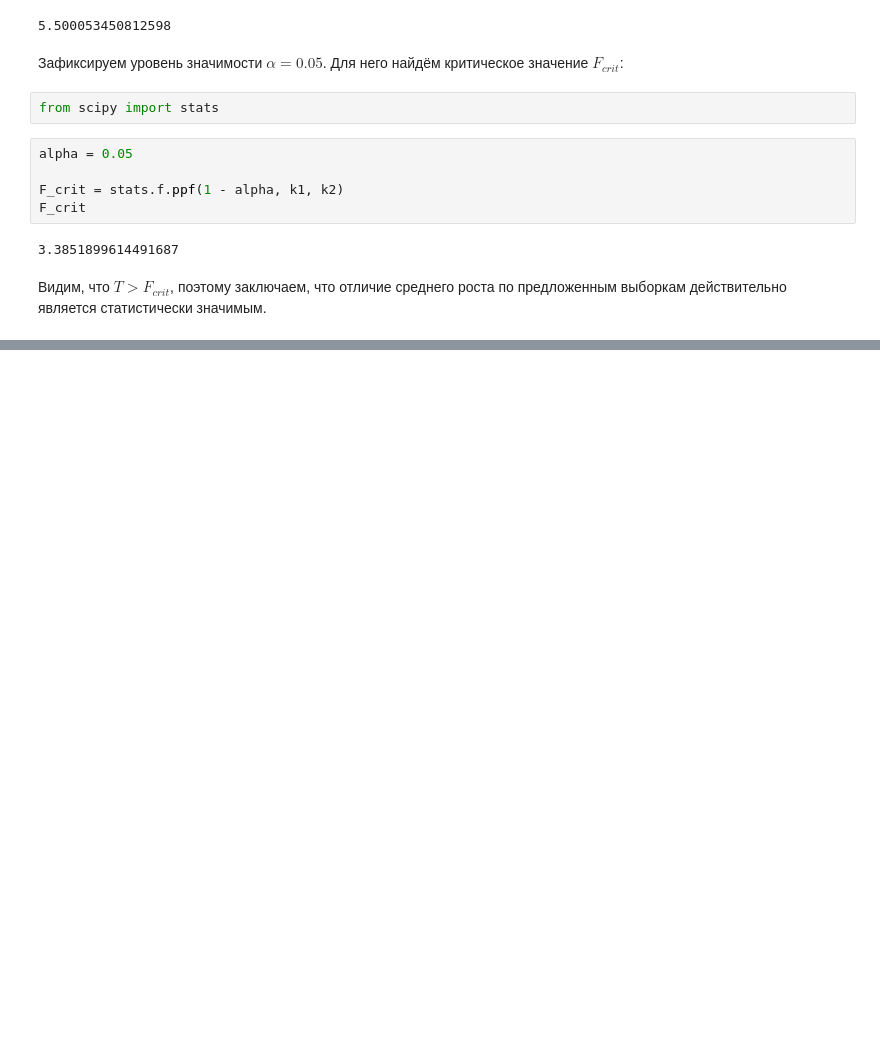
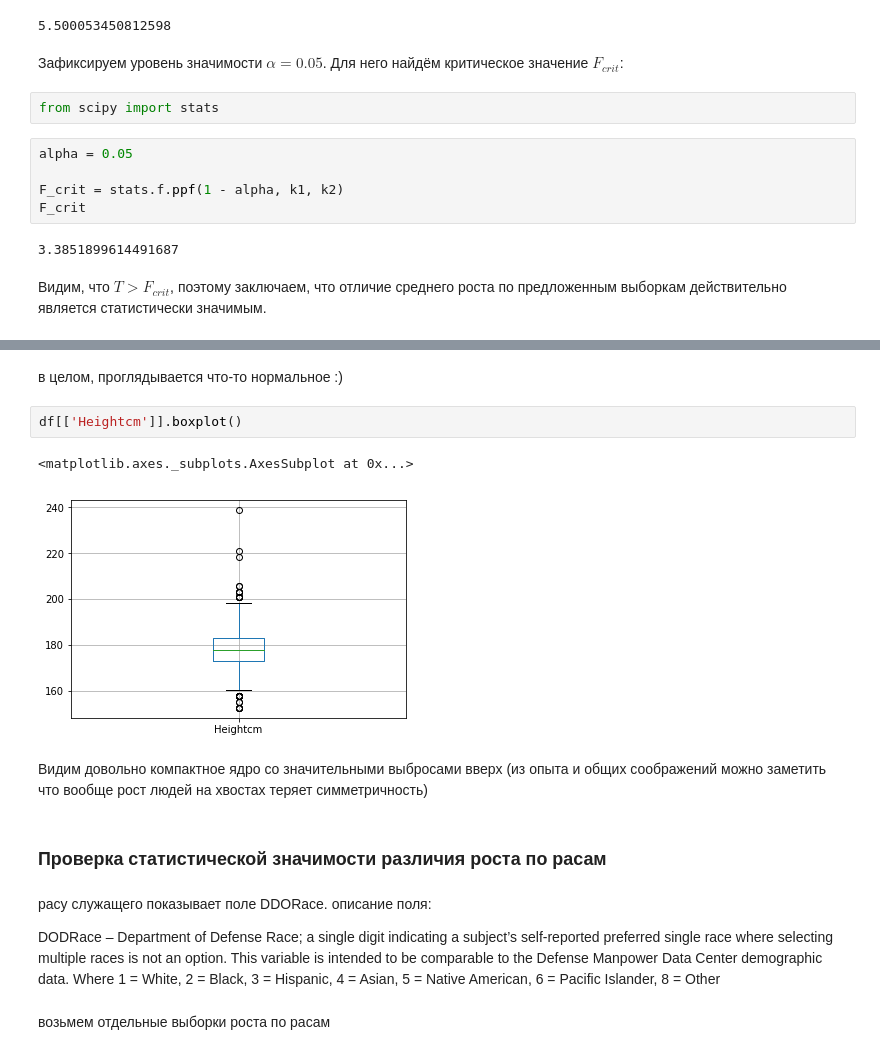
Before and after one commit to bgdnff/TVMS, a Jupyter notebook: TV8.ipynb, the cells around one changed output, grey strips where cells are left out. Cells and saved outputs as stored; diff of their text form; blank space fills up the shorter version.

```diff
--- a/TV8.ipynb
+++ b/TV8.ipynb
@@ -100,0 +198,21 @@ F_crit
+# %% [markdown]
+в целом, проглядывается что-то нормальное :)
+# %%
+df[['Heightcm']].boxplot()
+# %% [output]
+<matplotlib.axes._subplots.AxesSubplot at 0x...>
+[figure, added]
+# %% [markdown]
+Видим довольно компактное ядро со значительными выбросами вверх (из опыта и общих соображений можно заметить что вообще рост людей на хвостах теряет симметричность)
+# %% [markdown]
+### Проверка статистической значимости различия роста по расам
+# %% [markdown]
+расу служащего показывает поле DDORace. описание поля:
+
+DODRace – Department of Defense Race; a single digit indicating a subject’s
+self-reported preferred single race where selecting multiple races is not an option.
+This variable is intended to be comparable to the Defense Manpower Data Center
+demographic data. Where 1 = White, 2 = Black, 3 = Hispanic, 4 = Asian,
+5 = Native American, 6 = Pacific Islander, 8 = Other
+# %% [markdown]
+возьмем отдельные выборки роста по расам
```
Also changed, not shown: parts of 59 cells of this notebook.
